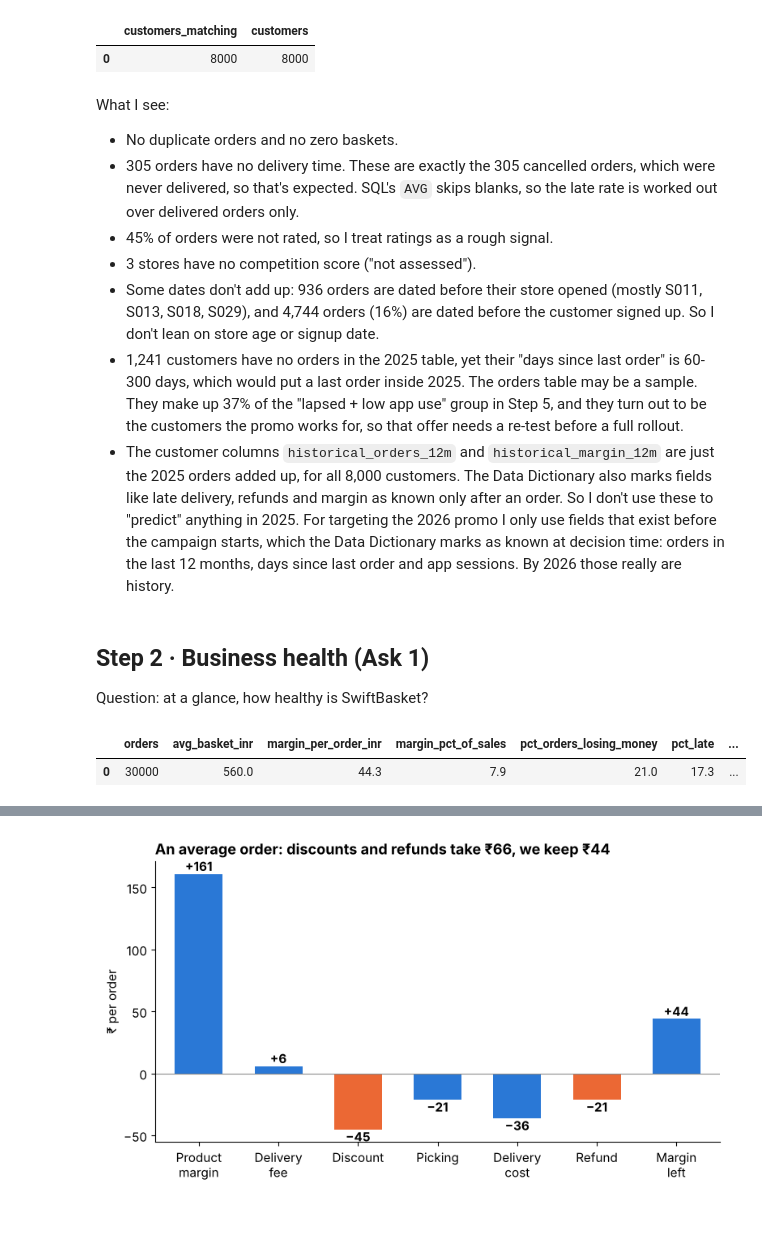
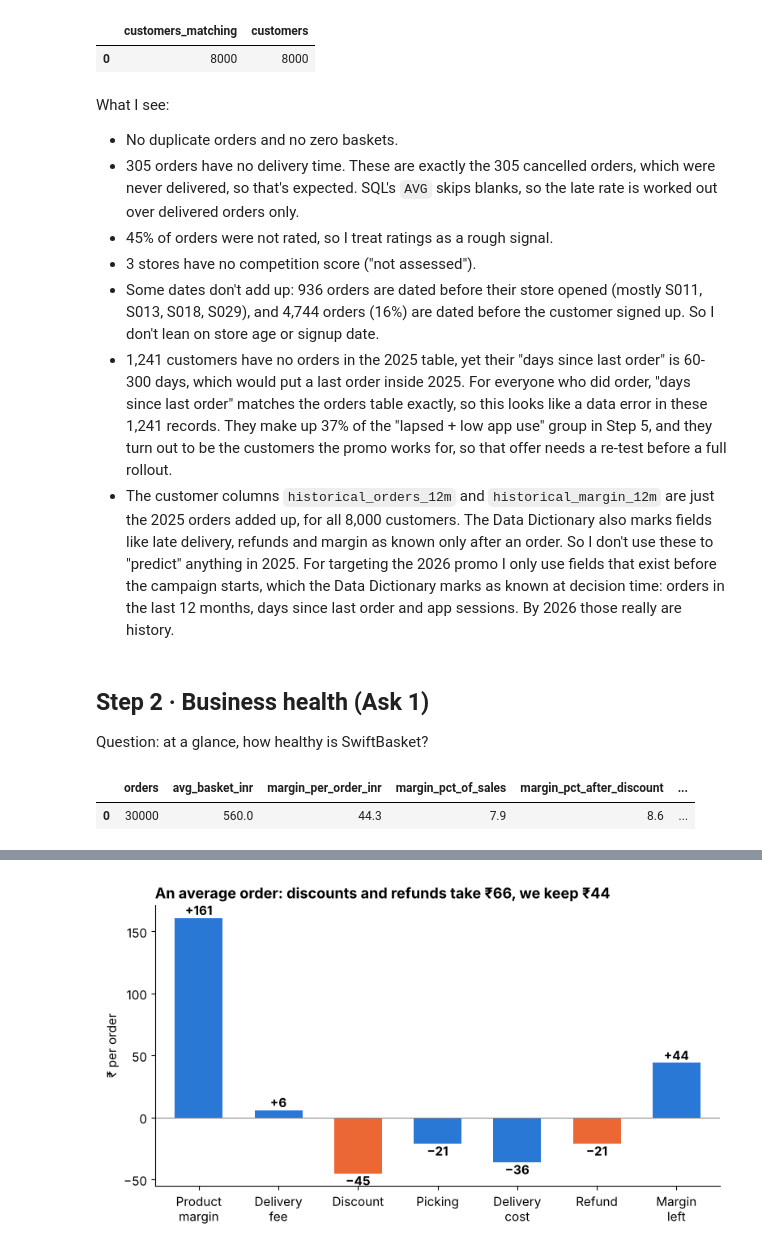
Before and after one commit to Aritra-20/swiftbasket-profitable-growth, a Jupyter notebook: notebooks/swiftbasket_analysis.ipynb, the cells around one changed output, grey strips where cells are left out. Drawn from its saved outputs; the diff is of its cells as text; code cells hidden in the pictures; blank space fills up the shorter version.

```diff
--- a/notebooks/swiftbasket_analysis.ipynb
+++ b/notebooks/swiftbasket_analysis.ipynb
@@ -188,7 +188,7 @@ What I see:
 - 45% of orders were not rated, so I treat ratings as a rough signal.
 - 3 stores have no competition score ("not assessed").
 - Some dates don't add up: 936 orders are dated before their store opened (mostly S011, S013, S018, S029), and 4,744 orders (16%) are dated before the customer signed up. So I don't lean on store age or signup date.
-- 1,241 customers have no orders in the 2025 table, yet their "days since last order" is 60-300 days, which would put a last order inside 2025. The orders table may be a sample. They make up 37% of the "lapsed + low app use" group in Step 5, and they turn out to be the customers the promo works for, so that offer needs a re-test before a full rollout.
+- 1,241 customers have no orders in the 2025 table, yet their "days since last order" is 60-300 days, which would put a last order inside 2025. For everyone who did order, "days since last order" matches the orders table exactly, so this looks like a data error in these 1,241 records. They make up 37% of the "lapsed + low app use" group in Step 5, and they turn out to be the customers the promo works for, so that offer needs a re-test before a full rollout.
 - The customer columns `historical_orders_12m` and `historical_margin_12m` are just the 2025 orders added up, for all 8,000 customers. The Data Dictionary also marks fields like late delivery, refunds and margin as known only after an order. So I don't use these to "predict" anything in 2025. For targeting the 2026 promo I only use fields that exist before the campaign starts, which the Data Dictionary marks as known at decision time: orders in the last 12 months, days since last order and app sessions. By 2026 those really are history.
 # %% [markdown]
 ## Step 2 · Business health (Ask 1)
@@ -196,19 +196,20 @@ Question: at a glance, how healthy is SwiftBasket?
 # %%
 kpi = run("""
 SELECT COUNT(*)                                                         AS orders,
        ROUND(AVG(basket_value_inr), 0)                                  AS avg_basket_inr,
        ROUND(AVG(contribution_margin_inr), 1)                           AS margin_per_order_inr,
        ROUND(100.0 * SUM(contribution_margin_inr) / SUM(basket_value_inr), 1) AS margin_pct_of_sales,
+       ROUND(100.0 * SUM(contribution_margin_inr) / SUM(basket_value_inr - discount_inr), 1) AS margin_pct_after_discount,
        ROUND(100.0 * AVG(CASE WHEN contribution_margin_inr < 0 THEN 1 ELSE 0 END), 1) AS pct_orders_losing_money,
        ROUND(100.0 * AVG(late_delivery_flag), 1)                        AS pct_late,
        ROUND(100.0 * AVG(cancelled_flag), 1)                            AS pct_cancelled,
        ROUND(AVG(rating), 2)                                            AS avg_rating
 FROM orders
 """)
 kpi
 # %% [output]
-|  | orders | avg_basket_inr | margin_per_order_inr | margin_pct_of_sales | pct_orders_losing_money | pct_late | ... |
-| 0 | 30000 | 560.0 | 44.3 | 7.9 | 21.0 | 17.3 | ... |
+|  | orders | avg_basket_inr | margin_per_order_inr | margin_pct_of_sales | margin_pct_after_discount | ... |
+| 0 | 30000 | 560.0 | 44.3 | 7.9 | 8.6 | ... |
 # %%
 money = run("""
 SELECT ROUND(AVG(gross_margin_inr), 0)   AS product_margin,
```
Also changed, not shown: parts of 5 cells of this notebook, 4 other files.
